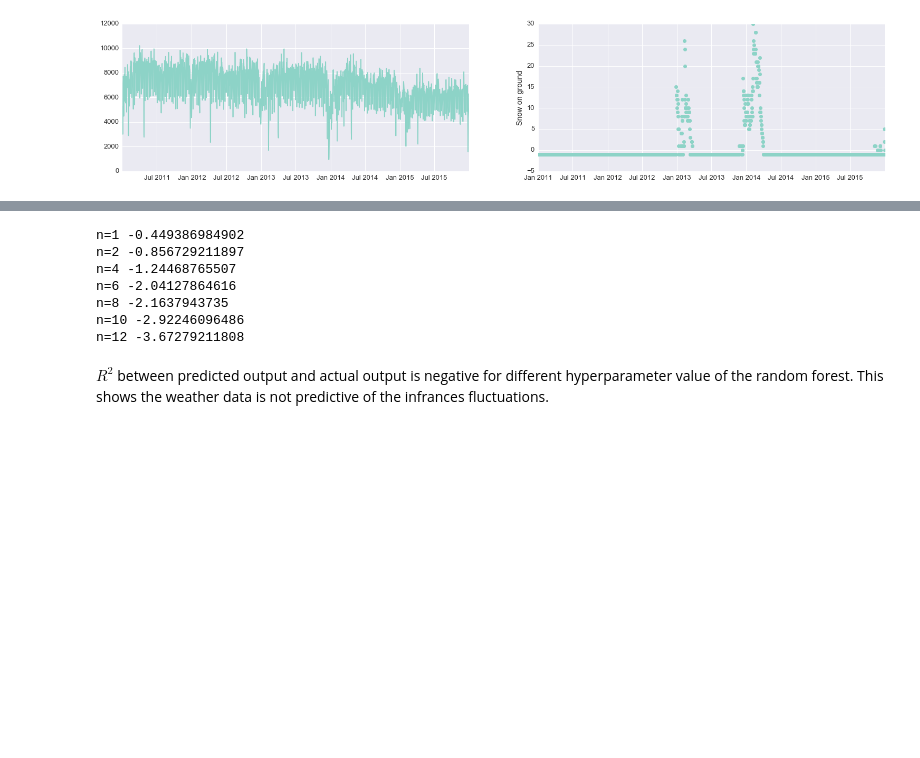
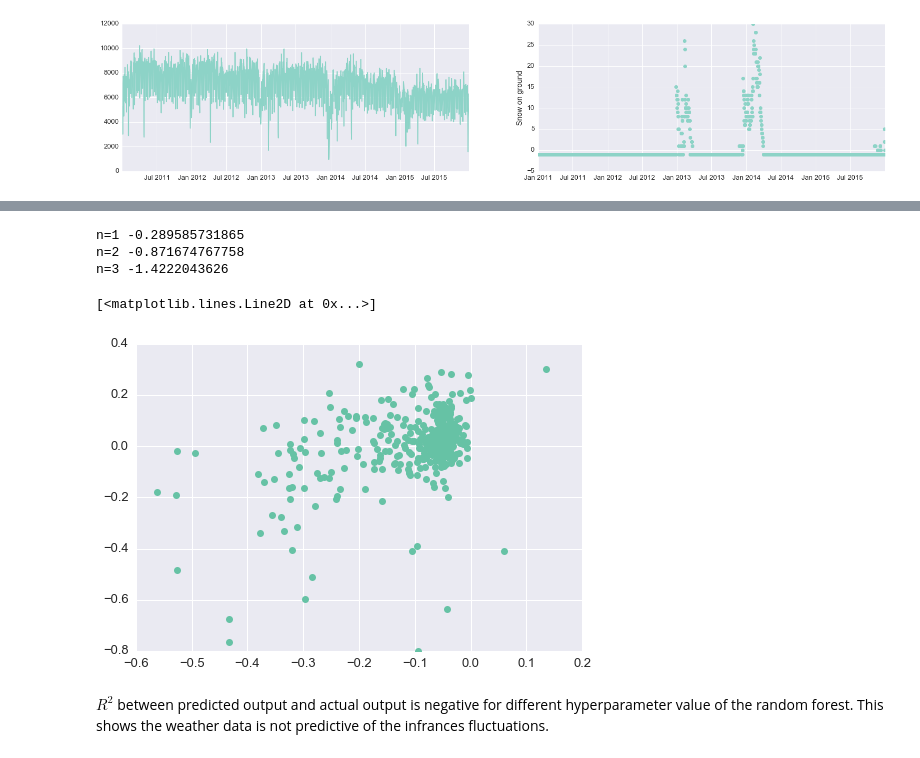
Before and after one commit to ppontem/hackondata, a Jupyter notebook: notebooks/Visualizations_and_weather.ipynb, the cells around one changed output, grey strips where cells are left out. Saved outputs shown, nothing was run; the diff lists cells and outputs as text; code cells hidden in the pictures; blank space fills up the shorter version.

```diff
--- a/notebooks/Visualizations_and_weather.ipynb
+++ b/notebooks/Visualizations_and_weather.ipynb
@@ -182,16 +219,17 @@ n=8 -4.90234830355
 # %%
-for n_ in [1,2,4,6,8,10, 12]:
-    reg = RandomForestRegressor(n_estimators=500, max_features=n_, min_samples_leaf=1)
+for n_ in [1,2,3]:
+    reg = RandomForestRegressor(n_estimators=200, max_features=n_, min_samples_leaf=1)
     reg.fit(data_train_w[:, :-1], data_train_w[:, -1])
     print "n={}".format(n_), reg.score(data_val_w[:, :-1], data_val_w[:, -1])
 # %% [output]
-n=1 -0.449386984902
-n=2 -0.856729211897
-n=4 -1.24468765507
-n=6 -2.04127864616
-n=8 -2.1637943735
-n=10 -2.92246096486
-n=12 -3.67279211808
+n=1 -0.289585731865
+n=2 -0.871674767758
+n=3 -1.4222043626
+# %%
+plt.plot(reg.predict(data_val_w[:, :-1]), data_val_w[:, -1], 'o')
+# %% [output]
+[<matplotlib.lines.Line2D at 0x...>]
+[figure, added]
 # %% [markdown]
 $R^2$ between predicted output and actual output is negative for different hyperparameter value of the random forest. This shows the weather data is not predictive of the infrances fluctuations.
 # %%
```
Also changed, not shown: parts of 13 cells of this notebook.
